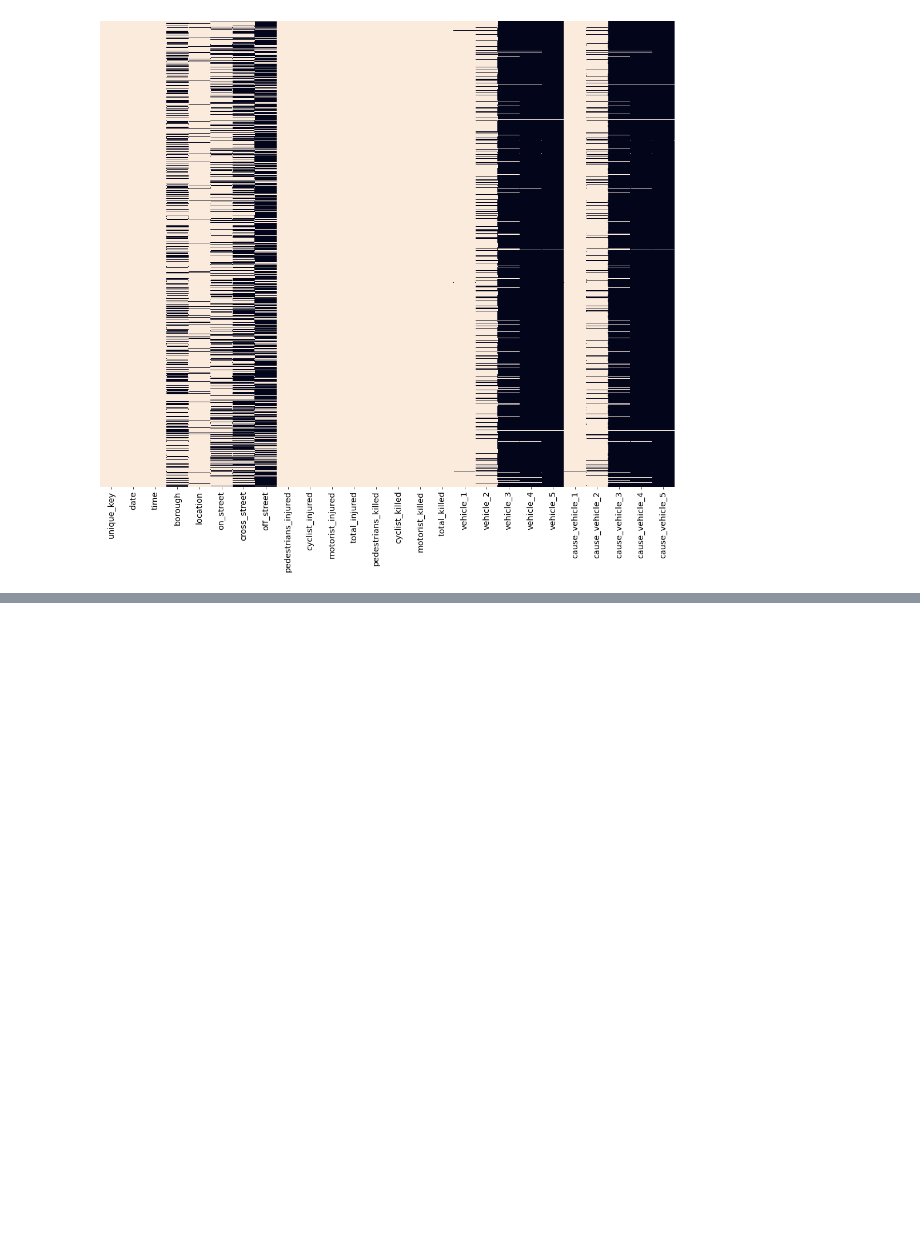
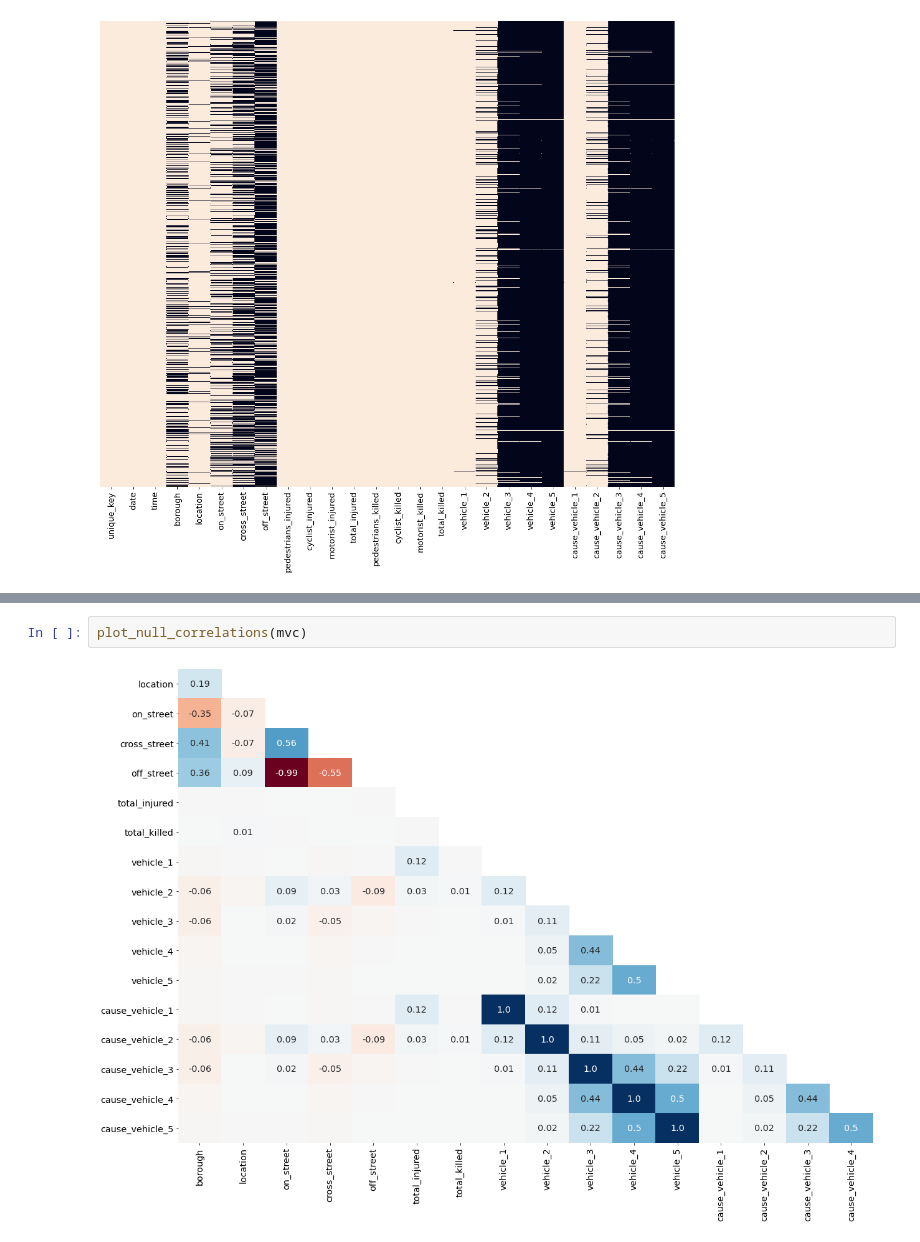
Before and after one commit to AsirShahid/Data-Scientist-in-Python-DataQuest, a Jupyter notebook: Data Cleaning/Data Cleaning in Python: Advanced/Working with Missing Data/Working with Missing Data.ipynb, the cells around one changed output, grey strips where cells are left out. Drawn from its saved outputs; the diff is of its cells as text; blank space fills up the shorter version.

```diff
--- a/Data Cleaning/Data Cleaning in Python: Advanced/Working with Missing Data/Working with Missing Data.ipynb
+++ b/Data Cleaning/Data Cleaning in Python: Advanced/Working with Missing Data/Working with Missing Data.ipynb
@@ -129,0 +229,4 @@ vehicles=[col for col in mvc.columns if "vehicle" in col]
+# %%
+plot_null_correlations(mvc)
+# %% [output]
+[figure, added]
```
Also changed, not shown: parts of 16 cells of this notebook.
